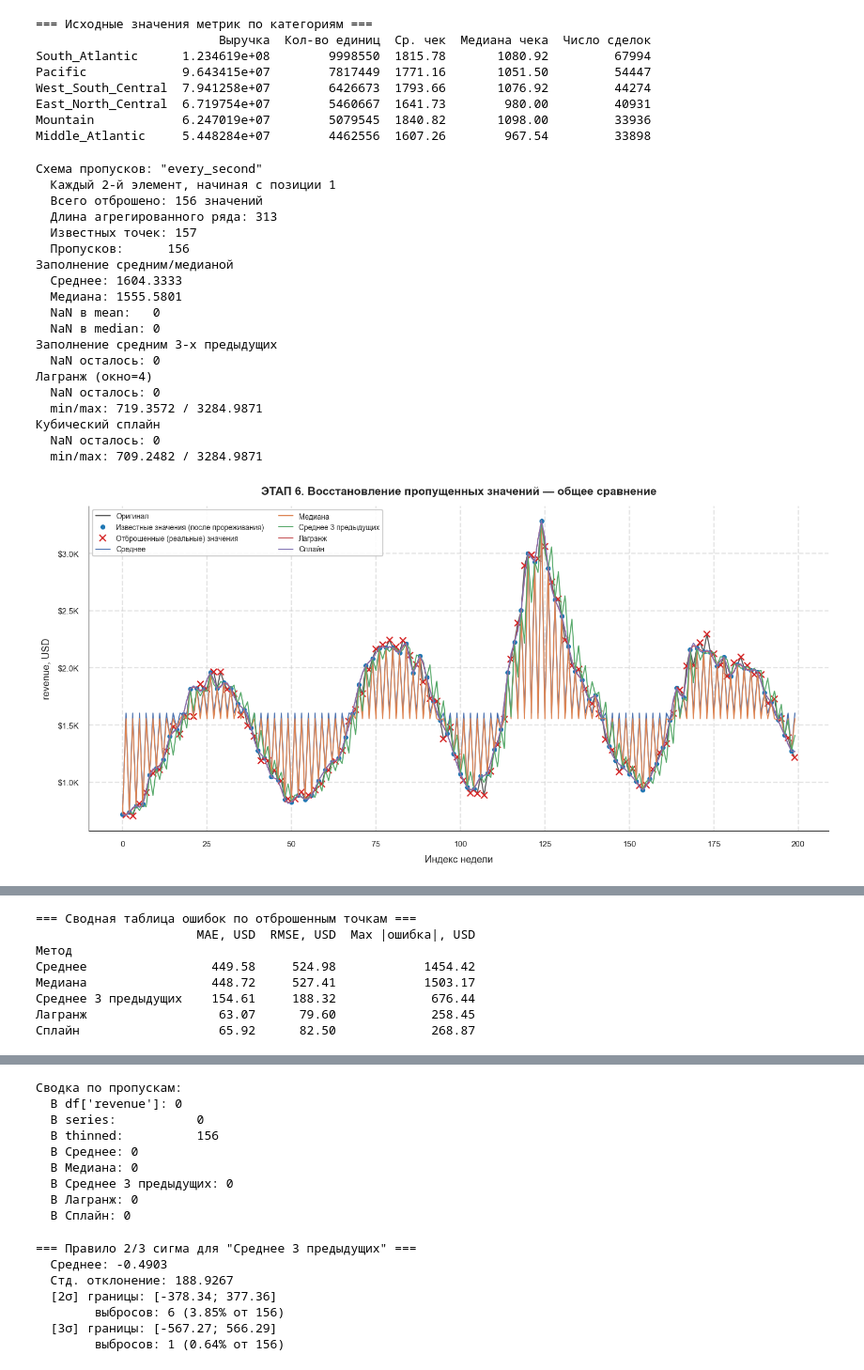
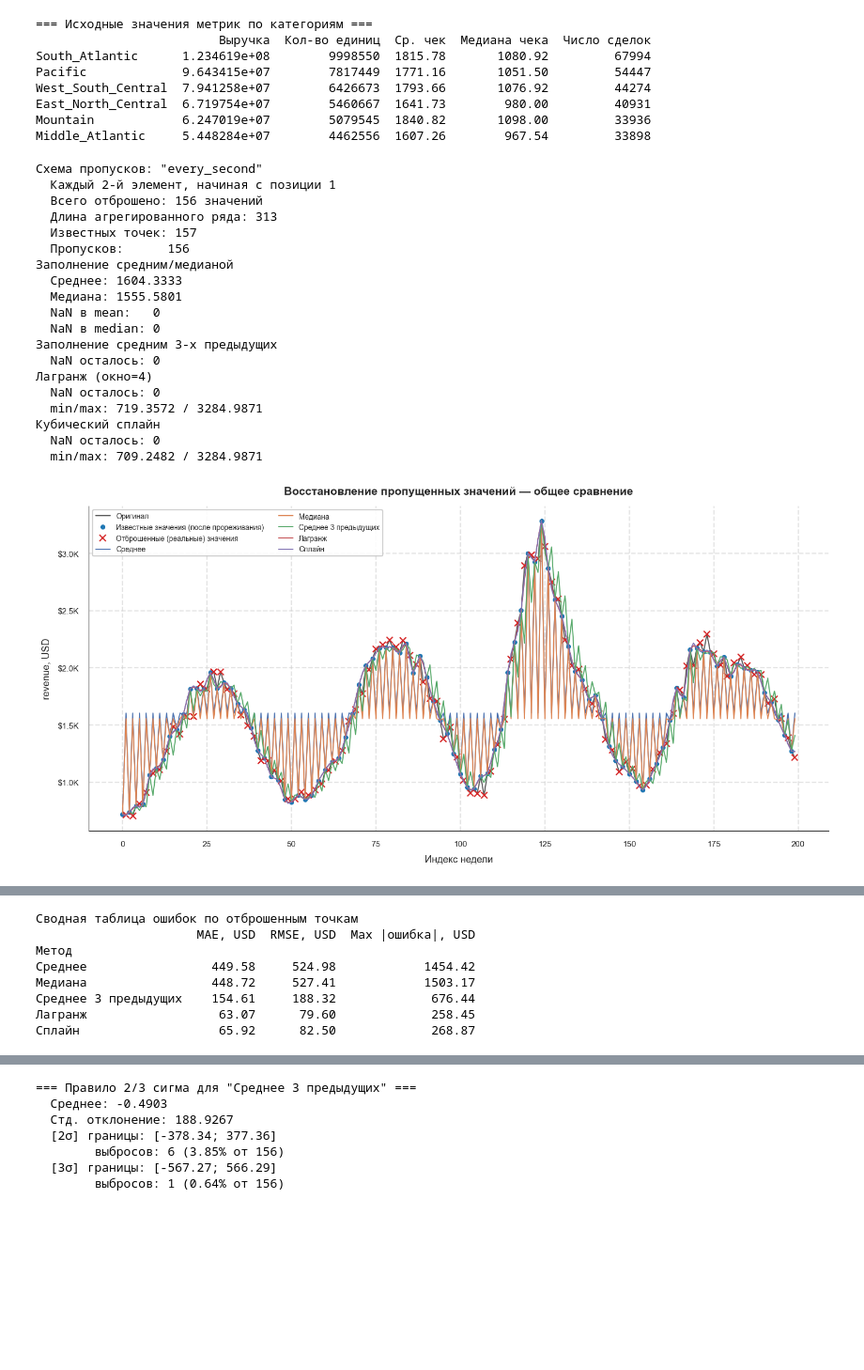
Before and after one commit to Poruch/Data_analysis_with_Python, a Jupyter notebook: Мальшаков Александр РИС24-3.ipynb, the cells around one changed output, grey strips where cells are left out. Shown at 94% size. Cells and saved outputs as stored; diff of their text form; code cells hidden in the pictures; blank space fills up the shorter version.

```diff
--- a/Мальшаков Александр РИС24-3.ipynb
+++ b/Мальшаков Александр РИС24-3.ipynb
@@ -450,14 +420,6 @@ Mountain            6.247019e+07        5079545  1840.82       1098.00         3
 Middle_Atlantic     5.448284e+07        4462556  1607.26        967.54         33898
 # %%
 
-def _dollar_formatter(x, _):
-    if abs(x) >= 1_000_000:
-        return f'${x/1_000_000:.1f}M'
-    if abs(x) >= 10_000:
-        return f'${x/1_000:.0f}K'
-    if abs(x) >= 1_000:
-        return f'${x/1_000:.1f}K'
-    return f'${x:.0f}'
 
 
 def _apply_dollar_axis(ax):
@@ -490,7 +452,7 @@ def stage6_plot(original, thinned, filled_dict, n_show=200,
 
     ax.set_xlabel(index_name, labelpad=8)
     ax.set_ylabel(f'{value_name}, USD', labelpad=8)
-    ax.set_title('ЭТАП 6. Восстановление пропущенных значений — общее сравнение',
+    ax.set_title('Восстановление пропущенных значений — общее сравнение',
                  pad=14, fontsize=14, fontweight='bold')
     ax.grid(True, linestyle='--', alpha=0.55)
     ax.set_axisbelow(True)
@@ -562,7 +524,7 @@ def stage6_plot(original, thinned, filled_dict, n_show=200,
             'Max |ошибка|, USD': float(np.max(np.abs(err))),
         })
     summary = pd.DataFrame(summary_rows).set_index('Метод').round(2)
-    print('\n=== Сводная таблица ошибок по отброшенным точкам ===')
+    print('\nСводная таблица ошибок по отброшенным точкам')
     print(summary.to_string())
 
     fig, ax = plt.subplots(figsize=(10, 4.5))
@@ -702,62 +664,52 @@ def stage5_cubic_spline(thinned):
 if datetime_col and value_col:
     series = (df.groupby(datetime_col)[value_col].mean()
                 .reset_index()[value_col].astype(float))
 elif value_col:
     series = df[value_col].astype(float)
 else:
     series = None
 
-if series is not None and len(series) >= 20:
-    series = series.head(1000).reset_index(drop=True)
-    thinned = stage1_thin(series)
-    filled_mean, filled_median = stage2_mean_median(thinned)
-    filled_prev3 = stage3_previous_3_mean(thinned)
-    filled_lagrange = stage4_lagrange(thinned)
-    filled_spline = stage5_cubic_spline(thinned)
+series = series.head(1000).reset_index(drop=True)
+thinned = stage1_thin(series)
+filled_mean, filled_median = stage2_mean_median(thinned)
+filled_prev3 = stage3_previous_3_mean(thinned)
+filled_lagrange = stage4_lagrange(thinned)
+filled_spline = stage5_cubic_spline(thinned)
 
-    filled_dict = {
-        'Среднее': filled_mean,
-        'Медиана': filled_median,
-        'Среднее 3 предыдущих': filled_prev3,
-        'Лагранж': filled_lagrange,
-        'Сплайн': filled_spline,
-    }
+filled_dict = {
+    'Среднее': filled_mean,
+    'Медиана': filled_median,
+    'Среднее 3 предыдущих': filled_prev3,
+    'Лагранж': filled_lagrange,
+    'Сплайн': filled_spline,
+}
 
-    stage6_plot(series, thinned, filled_dict, n_show=200,
-                value_name=value_col if value_col else 'value',
-                index_name='Индекс недели')
-
-    print('\nСводка по пропускам:')
-    print(f'  В df[{value_col!r}]: {df[value_col].isna().sum()}')
-    print(f'  В series:           {series.isna().sum()}')
-    print(f'  В thinned:          {thinned.isna().sum()}')
-    for name, filled in filled_dict.items():
-        print(f'  В {name}: {filled.isna().sum()}')
-else:
-    print('Ряд короче 20 значений, пункт 4 не имеет смысла')
+stage6_plot(series, thinned, filled_dict, n_show=200,
+            value_name=value_col if value_col else 'value',
+            index_name='Индекс недели')
 # %% [output]
 Схема пропусков: "every_second"
   Каждый 2-й элемент, начиная с позиции 1
   Всего отброшено: 156 значений
   Длина агрегированного ряда: 313
   Известных точек: 157
   Пропусков:      156
 Заполнение средним/медианой
   Среднее: 1604.3333
   Медиана: 1555.5801
   NaN в mean:   0
   NaN в median: 0
 Заполнение средним 3-х предыдущих
   NaN осталось: 0
 Лагранж (окно=4)
   NaN осталось: 0
   min/max: 719.3572 / 3284.9871
 Кубический сплайн
   NaN осталось: 0
   min/max: 709.2482 / 3284.9871
-[figure, old version]
+[figure, new version]
 [figure]
-=== Сводная таблица ошибок по отброшенным точкам ===
+Сводная таблица ошибок по отброшенным точкам
                       MAE, USD  RMSE, USD  Max |ошибка|, USD
 Метод
 Среднее                 449.58     524.98            1454.42
@@ -766,15 +718,6 @@ else:
 Лагранж                  63.07      79.60             258.45
 Сплайн                   65.92      82.50             268.87
 [figure]
-Сводка по пропускам:
-  В df['revenue']: 0
-  В series:           0
-  В thinned:          156
-  В Среднее: 0
-  В Медиана: 0
-  В Среднее 3 предыдущих: 0
-  В Лагранж: 0
-  В Сплайн: 0
 # %%
 
 def compute_errors(original, thinned, filled, method_name):
```
Also changed, not shown: parts of 4 cells of this notebook.
